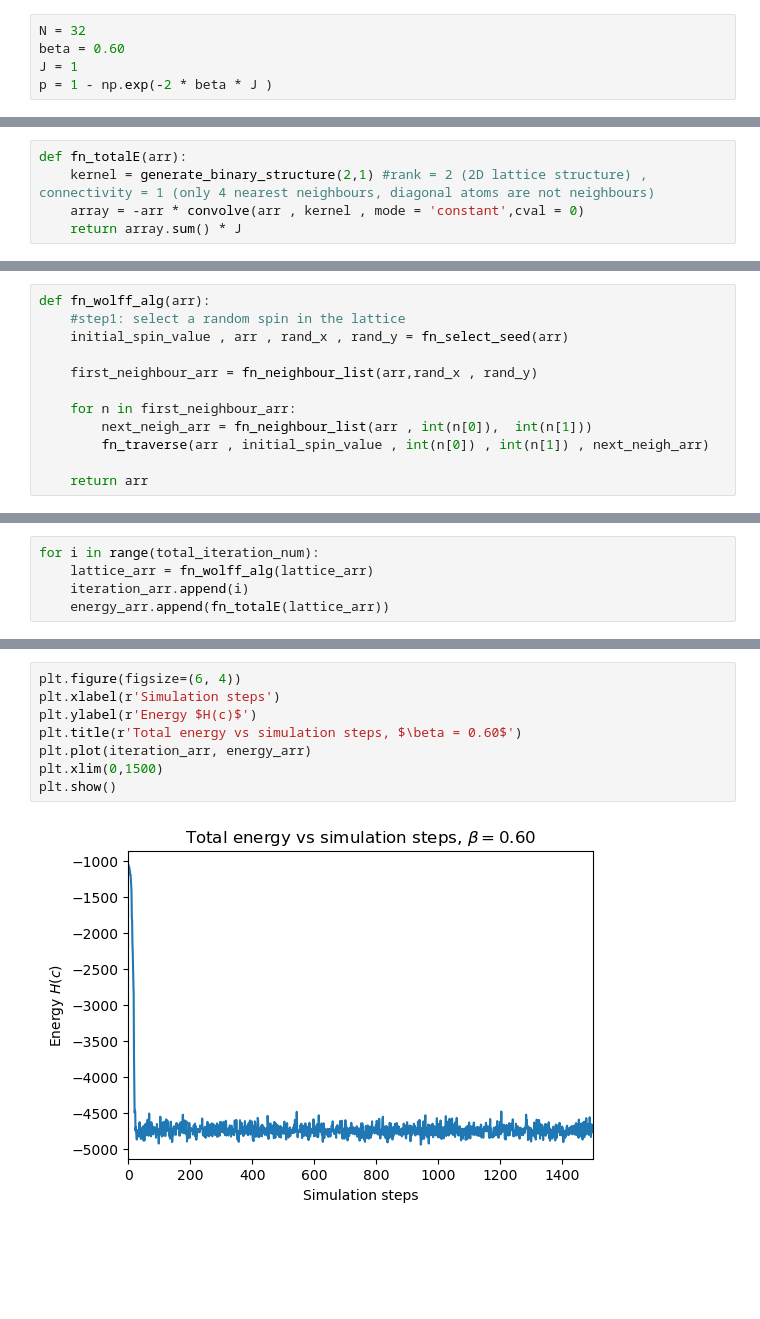
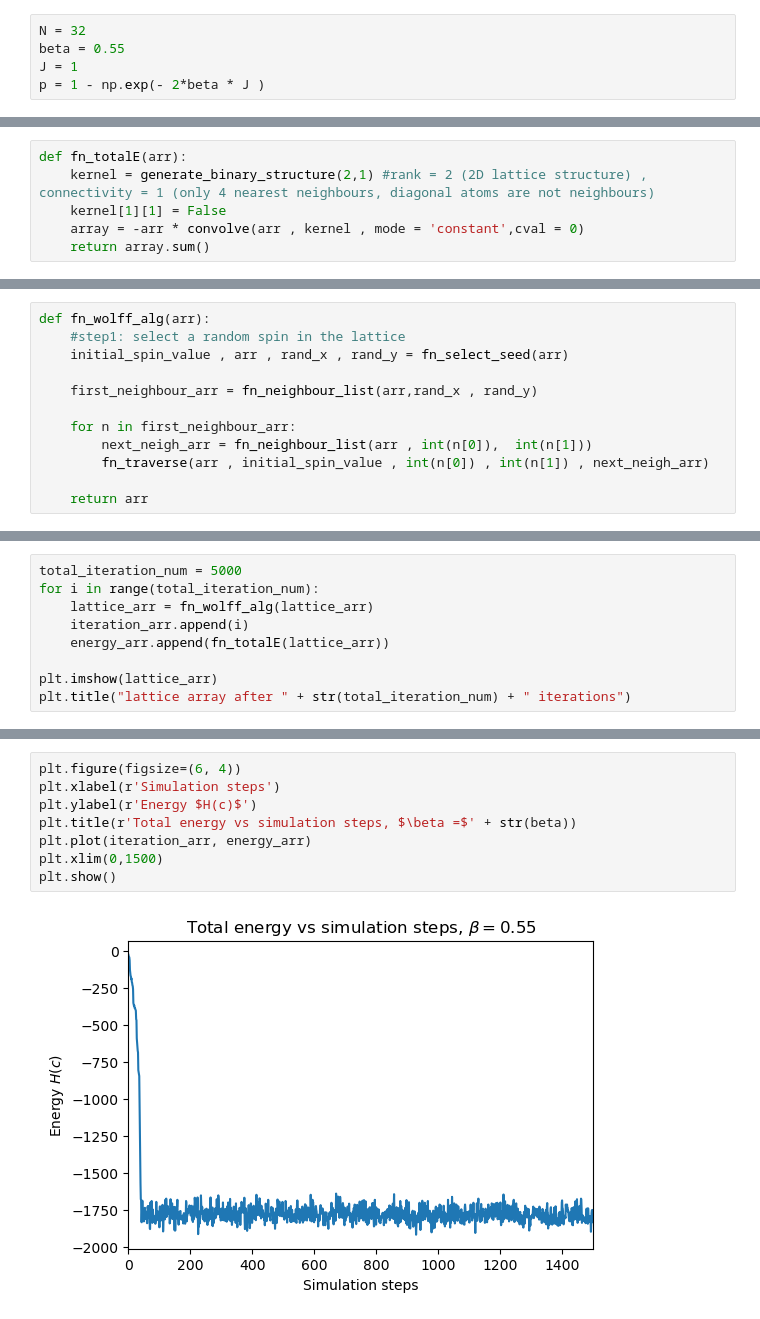
Before and after one commit to bleubreeymeow/4061_lab1, a Jupyter notebook: ising/2D_isingpy.ipynb, the cells around one changed output, grey strips where cells are left out. Cells and saved outputs as stored; diff of their text form; blank space fills up the shorter version.

```diff
--- a/ising/2D_isingpy.ipynb
+++ b/ising/2D_isingpy.ipynb
@@ -10,9 +10,9 @@ from scipy.ndimage import convolve , generate_binary_structure
 Initialise a random configuration of spins in a N x N lattice
 # %%
 N = 32
-beta = 0.60
+beta = 0.55
 J = 1
-p = 1 - np.exp(-2 * beta * J )
+p = 1 - np.exp(- 2*beta * J )
 # %%
 def fn_initialise(N):
     initial_random_num_arr = np.random.random((N,N))
@@ -23,8 +23,9 @@ def fn_initialise(N):
 # %%
 def fn_totalE(arr):
     kernel = generate_binary_structure(2,1) #rank = 2 (2D lattice structure) , connectivity = 1 (only 4 nearest neighbours, diagonal atoms are not neighbours)
+    kernel[1][1] = False
     array = -arr * convolve(arr , kernel , mode = 'constant',cval = 0)
-    return array.sum() * J
+    return array.sum()
 # %%
 def fn_select_seed(arr):
     rand_x = int(np.random.randint(0,N))
@@ -86,5 +91,9 @@ lattice_arr = fn_initialise(N)
 # %%
+total_iteration_num = 5000
 for i in range(total_iteration_num):
     lattice_arr = fn_wolff_alg(lattice_arr)
     iteration_arr.append(i)
     energy_arr.append(fn_totalE(lattice_arr))
+
+plt.imshow(lattice_arr)
+plt.title("lattice array after " + str(total_iteration_num) + " iterations")
@@ -91,13 +108,13 @@ for i in range(total_iteration_num):
 # %%
 plt.figure(figsize=(6, 4))
 plt.xlabel(r'Simulation steps')
 plt.ylabel(r'Energy $H(c)$')
-plt.title(r'Total energy vs simulation steps, $\beta = 0.60$')
+plt.title(r'Total energy vs simulation steps, $\beta =$' + str(beta))
 plt.plot(iteration_arr, energy_arr)
 plt.xlim(0,1500)
 plt.show()
 # %% [output]
-[figure, old version]
+[figure, new version]
 # %%
 plt.figure(figsize=(6, 4))
 plt.xlabel(r'Simulation steps')
```
Also changed, not shown: parts of 5 cells of this notebook, 23 other files.
